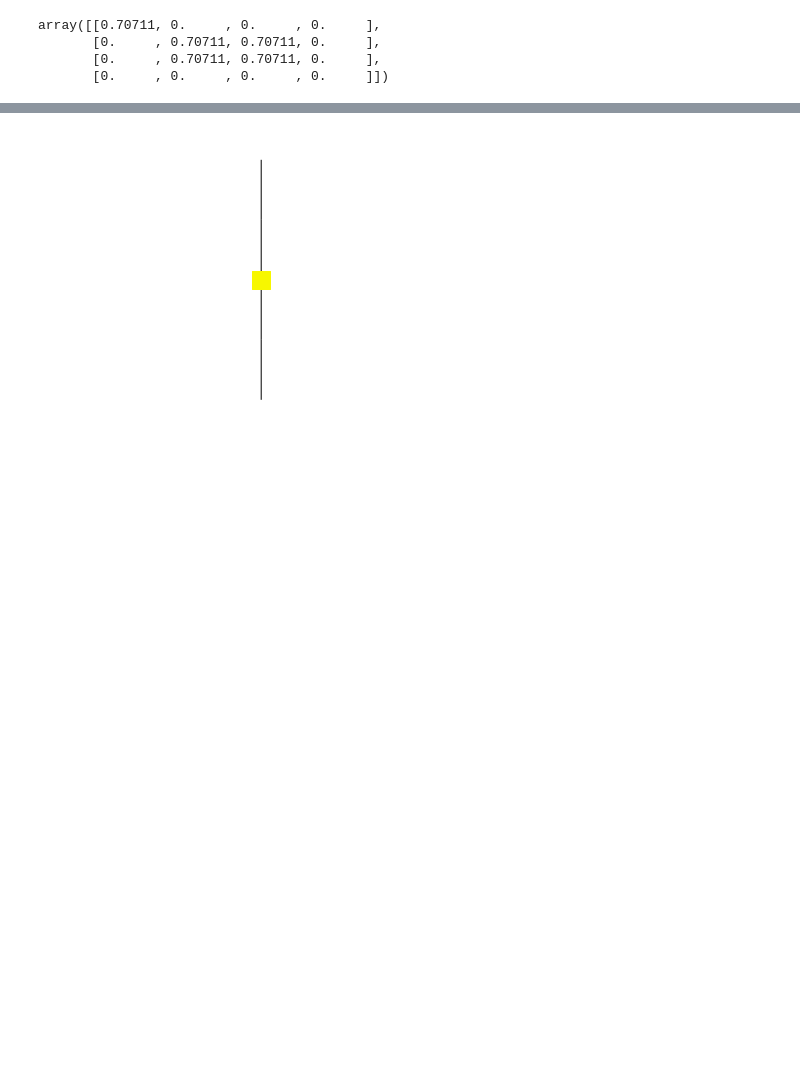
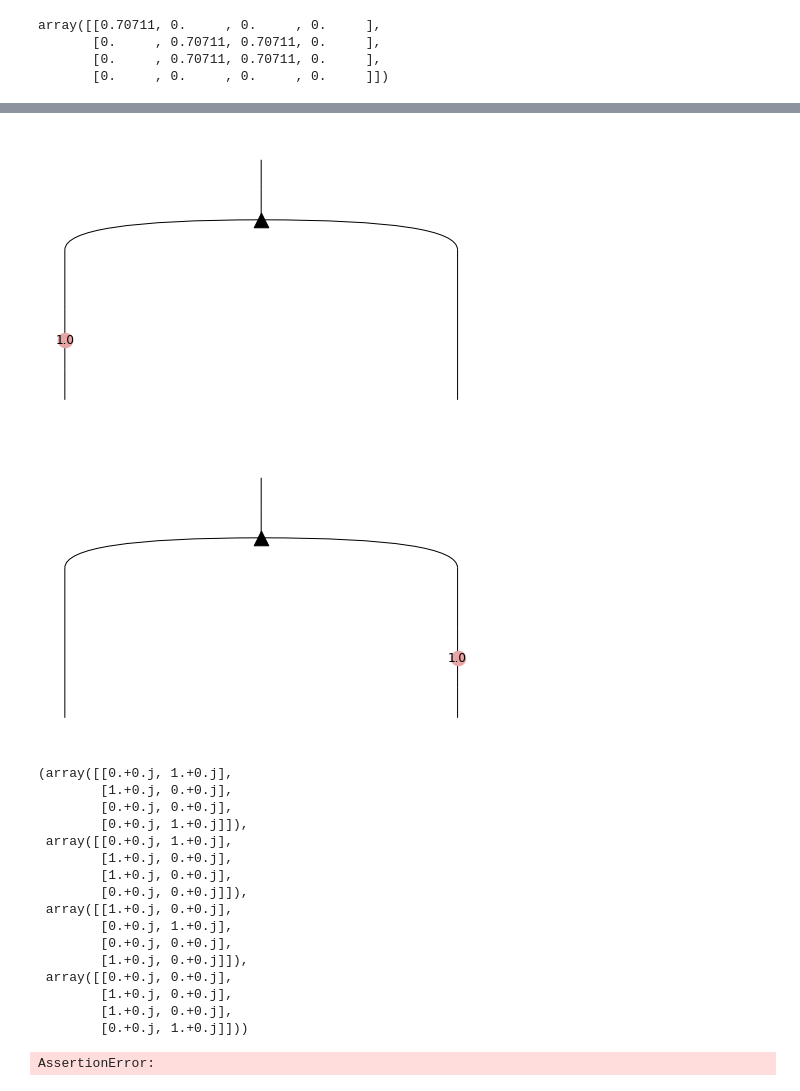
Before and after one commit to edwinagnew/zxw-diagrams, a Jupyter notebook: calcs.ipynb, the cells around one changed output, grey strips where cells are left out. Drawn from its saved outputs; the diff is of its cells as text; code cells hidden in the pictures; blank space fills up the shorter version.

```diff
--- a/calcs.ipynb
+++ b/calcs.ipynb
@@ -68,5 +68,36 @@ array([[1.+0.j, 0.+0.j],
-# %%
-
-(H >> Id(1)).draw()
-# %% [output]
-[figure, removed]
+# %%
+a = W() >> X(1, 1, 1) @ Id(1)
+b = W() >> Id(1) @ X(1, 1, 1)
+c = W() >> X(1, 1, 1) @ X(1, 1, 1)
+d = X(1, 1, 1) >> W() >> X(1, 1, 1) @ X(1, 1, 1)
+a.draw(), b.draw()
+eval(a), eval(b), eval(c), eval(d)
+# %% [output]
+[figure, added]
+[figure, added]
+(array([[0.+0.j, 1.+0.j],
+        [1.+0.j, 0.+0.j],
+        [0.+0.j, 0.+0.j],
+        [0.+0.j, 1.+0.j]]),
+ array([[0.+0.j, 1.+0.j],
+        [1.+0.j, 0.+0.j],
+        [1.+0.j, 0.+0.j],
+        [0.+0.j, 0.+0.j]]),
+ array([[1.+0.j, 0.+0.j],
+        [0.+0.j, 1.+0.j],
+        [0.+0.j, 0.+0.j],
+        [1.+0.j, 0.+0.j]]),
+ array([[0.+0.j, 0.+0.j],
+        [1.+0.j, 0.+0.j],
+        [1.+0.j, 0.+0.j],
+        [0.+0.j, 1.+0.j]]))
+# %%
+for _ in range(10):
+    x = round(np.random.rand() * 2, 3)
+
+    a = ZBox(1, 1, x) >> W()
+    b = W() >> ZBox(1, 1, x) @ ZBox(1, 1, x)
+    assert eq(a, b)
+a.draw(), b.draw()
+# %% [output]
+AssertionError:
```
Also changed, not shown: parts of 34 cells of this notebook, 4 other files.
